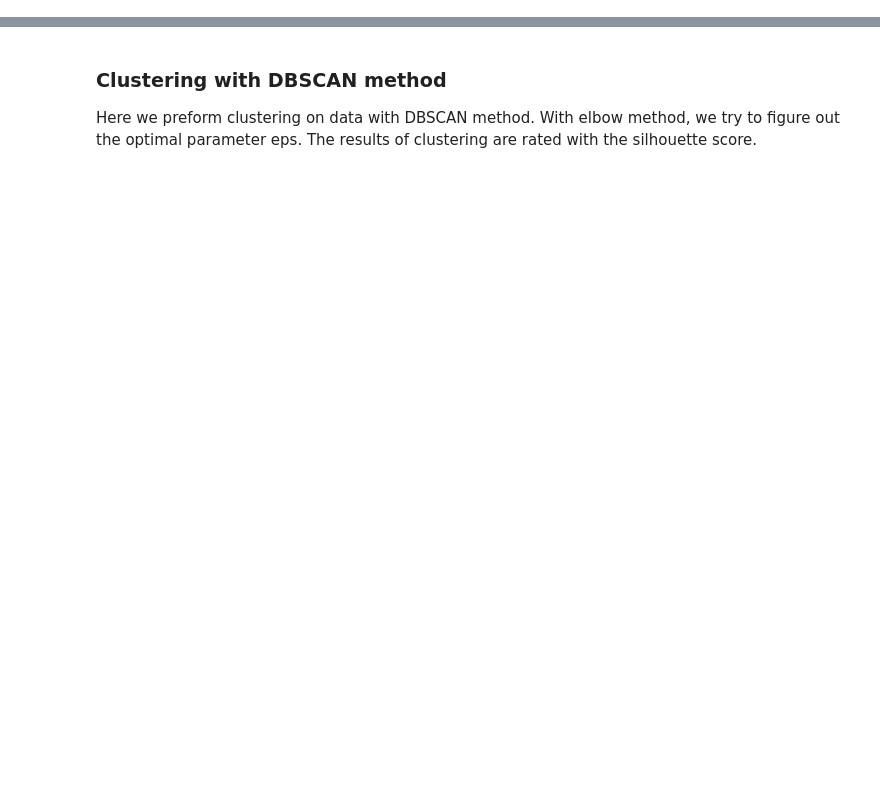
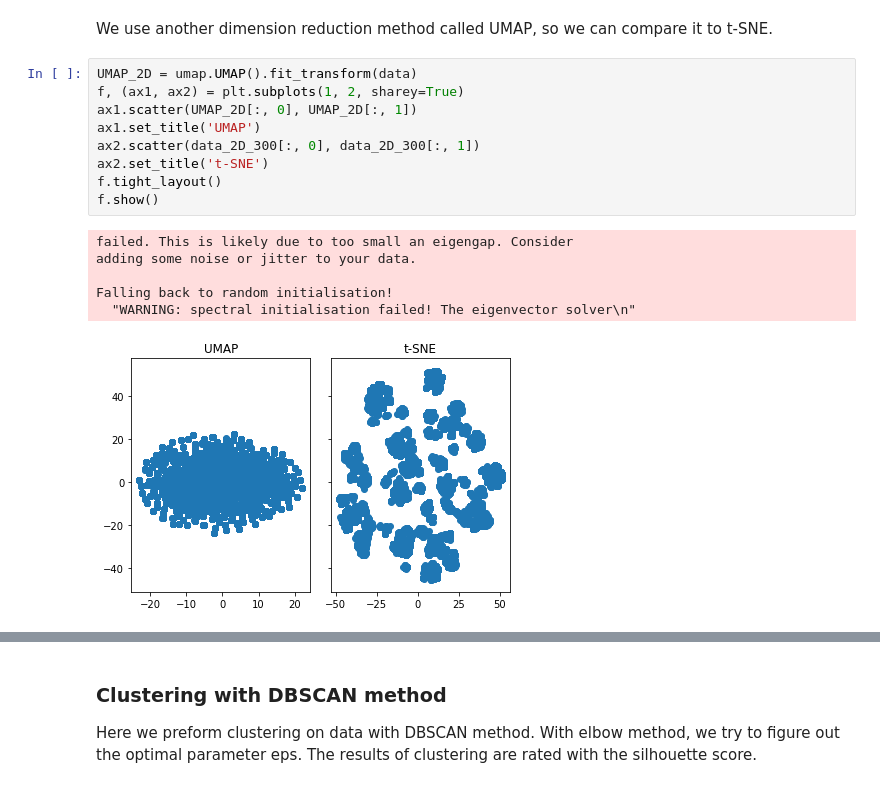
Before and after one commit to NejcDebevec/orange-survey-clustering, a Jupyter notebook: notebooks/Seminarska_porocilo.ipynb, the cells around one changed output, grey strips where cells are left out. Saved outputs shown, nothing was run; the diff lists cells and outputs as text; blank space fills up the shorter version.

```diff
--- a/notebooks/Seminarska_porocilo.ipynb
+++ b/notebooks/Seminarska_porocilo.ipynb
@@ -221,0 +122,18 @@ for clusters in results:
+# %% [markdown]
+We use another dimension reduction method called UMAP, so we can compare it to t-SNE.
+# %%
+UMAP_2D = umap.UMAP().fit_transform(data)
+f, (ax1, ax2) = plt.subplots(1, 2, sharey=True)
+ax1.scatter(UMAP_2D[:, 0], UMAP_2D[:, 1])
+ax1.set_title('UMAP')
+ax2.scatter(data_2D_300[:, 0], data_2D_300[:, 1])
+ax2.set_title('t-SNE')
+f.tight_layout()
+f.show()
+# %% [output]
+failed. This is likely due to too small an eigengap. Consider
+adding some noise or jitter to your data.
+
+Falling back to random initialisation!
+  "WARNING: spectral initialisation failed! The eigenvector solver\n"
+[figure, added]
```
Also changed, not shown: parts of 69 cells of this notebook, 8 other files.
